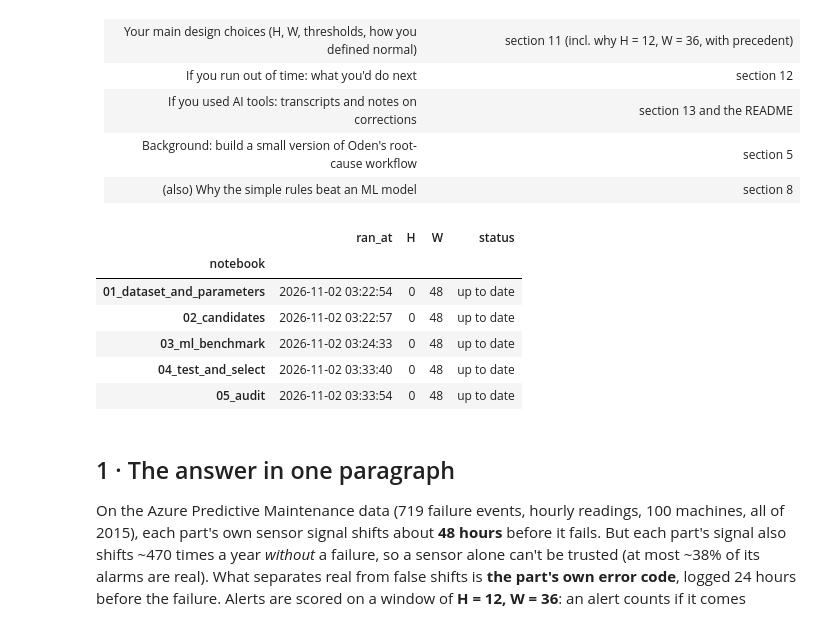
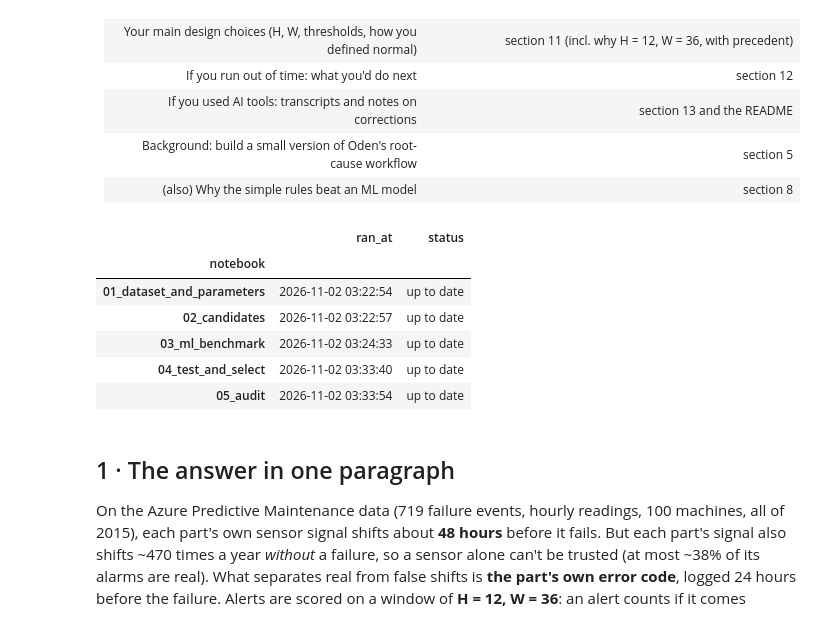
Before and after one commit to avaitt/Oden-Take-Home-Assessment, a Jupyter notebook: notebooks/06_writeup.ipynb, the cells around one changed output. Saved outputs shown, nothing was run; the diff lists cells and outputs as text; code cells hidden in the pictures.

Commit message:
Write-up: status table shows only run time and status

```diff
--- a/notebooks/06_writeup.ipynb
+++ b/notebooks/06_writeup.ipynb
@@ -43,23 +43,23 @@ sys.path.insert(0, str(ROOT / "src"))  # so `from data import ...` finds ../src/
 # %%
 # --- The saved results of notebooks 01-05 ------------------------------------------------
 # This notebook computes nothing: it reads what notebooks 01-05 saved to outputs/. Run them first, in order.
 from evaluation import load_results, check_results   # src/evaluation.py §9
-display(check_results())                              # when each notebook ran, and whether it is still up to date
+display(check_results()[["ran_at", "status"]])        # when each notebook ran, and whether it is still up to date
 
 N1 = load_results("01_dataset_and_parameters")        # dataset profile, timestamp audit, look-alikes
 N2 = load_results("02_candidates")                    # the ten candidates
 N3 = load_results("03_ml_benchmark")                  # the ML models' scores
 N4 = load_results("04_test_and_select")               # every candidate's scores, gates and verdict; the H x W grid
 N5 = load_results("05_audit")                         # the audits
 K = N4["kinds"]["any"]                                # "any failure", the main event type
 # %% [output]
-|  | ran_at | H | W | status |
-| notebook |  |  |  |  |
-| 01_dataset_and_parameters | 2026-11-02 03:22:54 | 0 | 48 | up to date |
-| 02_candidates | 2026-11-02 03:22:57 | 0 | 48 | up to date |
-| 03_ml_benchmark | 2026-11-02 03:24:33 | 0 | 48 | up to date |
-| 04_test_and_select | 2026-11-02 03:33:40 | 0 | 48 | up to date |
-| 05_audit | 2026-11-02 03:33:54 | 0 | 48 | up to date |
+|  | ran_at | status |
+| notebook |  |  |
+| 01_dataset_and_parameters | 2026-11-02 03:22:54 | up to date |
+| 02_candidates | 2026-11-02 03:22:57 | up to date |
+| 03_ml_benchmark | 2026-11-02 03:24:33 | up to date |
+| 04_test_and_select | 2026-11-02 03:33:40 | up to date |
+| 05_audit | 2026-11-02 03:33:54 | up to date |
 # %% [markdown]
 ## 1 · The answer in one paragraph
 On the Azure Predictive Maintenance data (719 failure events, hourly readings, 100 machines, all of 2015),
```
Also changed, not shown: 1 other file.
